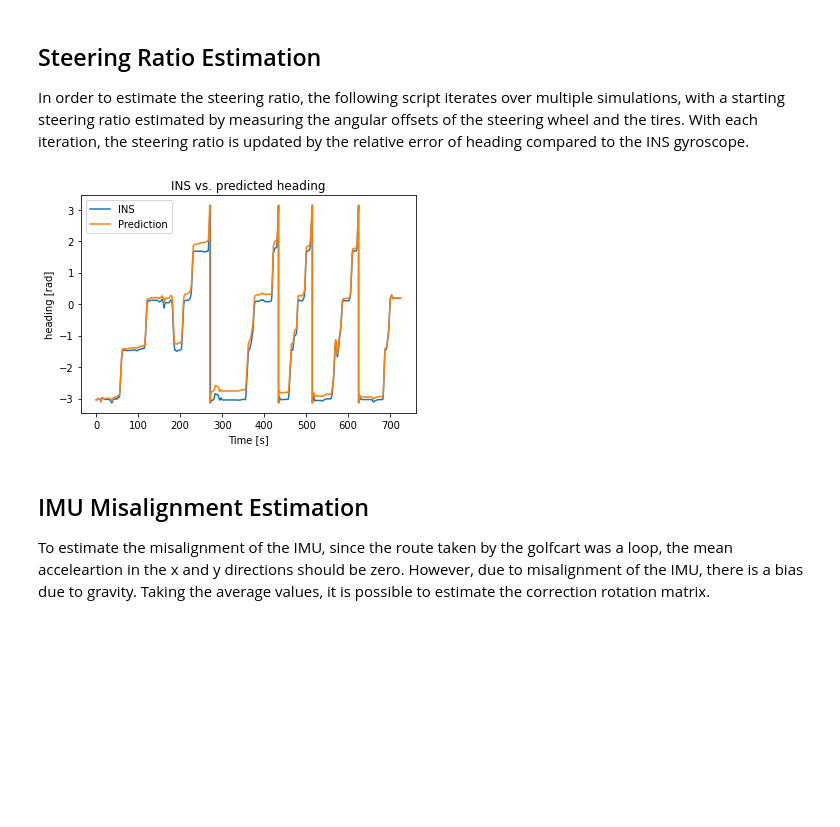
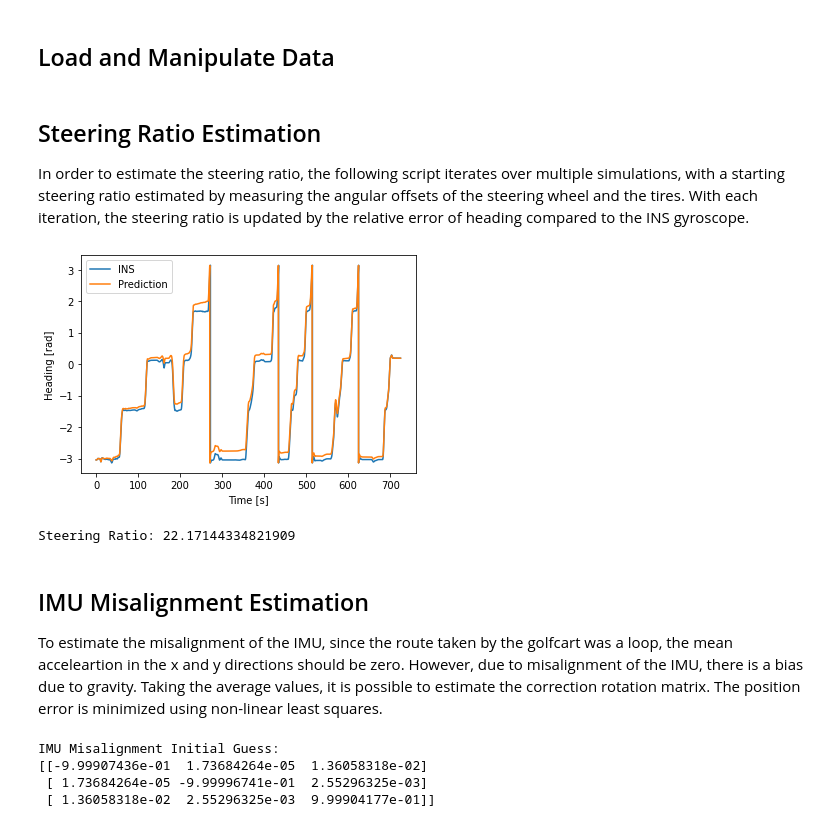
Before and after one commit to amirx96/golfcart-gps-odom-ekf, a Jupyter notebook: Notebooks/GPS & Pacmod Analysis/Least_Squares.ipynb, the cells around one changed output. Drawn from its saved outputs; the diff is of its cells as text; code cells hidden in the pictures; blank space fills up the shorter version.

Commit message:
Estimating Bias and Misalignment

```diff
--- a/Notebooks/GPS & Pacmod Analysis/Least_Squares.ipynb
+++ b/Notebooks/GPS & Pacmod Analysis/Least_Squares.ipynb
@@ -7,3 +7,5 @@ import scipy
+# %% [markdown]
+## Load and Manipulate Data
 # %%
 # Load INS data
 ins_data = pandas.read_csv('csv/2-vectornav-ins.csv')
@@ -65,20 +67,21 @@ for steering,time in zip(pacmod_steer['.manual_input'],pacmod_steer.index):
 # %%
 # Plotting
 
 plt.figure()
 plt.plot(ins_data.index.values,ins_data['.RPY.z'] * np.pi/180,label='INS') # plot yaw
 plt.plot(pacmod_steer.index,predicted_yaw[0:-1],label='Prediction')
 plt.xlabel('Time [s]')
-plt.ylabel('heading [rad]')
-plt.title('INS vs. predicted heading');
+plt.ylabel('Heading [rad]')
 plt.legend()
 plt.show();
+print('Steering Ratio: ' + str(SR))
 # %% [output]
-[figure, old version]
+[figure, new version]
+Steering Ratio: 22.17144334821909
 # %% [markdown]
 ## IMU Misalignment Estimation
 
-To estimate the misalignment of the IMU, since the route taken by the golfcart was a loop, the mean acceleartion in the x and y directions should be zero. However, due to misalignment of the IMU, there is a bias due to gravity. Taking the average values, it is possible to estimate the correction rotation matrix.
+To estimate the misalignment of the IMU, since the route taken by the golfcart was a loop, the mean acceleartion in the x and y directions should be zero. However, due to misalignment of the IMU, there is a bias due to gravity. Taking the average values, it is possible to estimate the correction rotation matrix. The position error is minimized using non-linear least squares.
 # %%
 ax_bar = np.mean(imu_data['.Accel.x'])
 ay_bar = np.mean(imu_data['.Accel.y'])
@@ -87,3 +90,10 @@ a = np.array([[ax_bar], [ay_bar], [az_bar]])
 g = np.array([[0.0], [0.0], [-9.81]])
 
 misa = 2.0*(np.matmul(a+g, (a+g).T))/(np.matmul((a+g).T,(a+g)))-np.identity(3)
+print('IMU Misalignment Initial Guess:')
+print(misa)
+# %% [output]
+IMU Misalignment Initial Guess:
+[[-9.99907436e-01  1.73684264e-05  1.36058318e-02]
+ [ 1.73684264e-05 -9.99996741e-01  2.55296325e-03]
+ [ 1.36058318e-02  2.55296325e-03  9.99904177e-01]]
```
Also changed, not shown: parts of 5 cells of this notebook, 1 other file.
